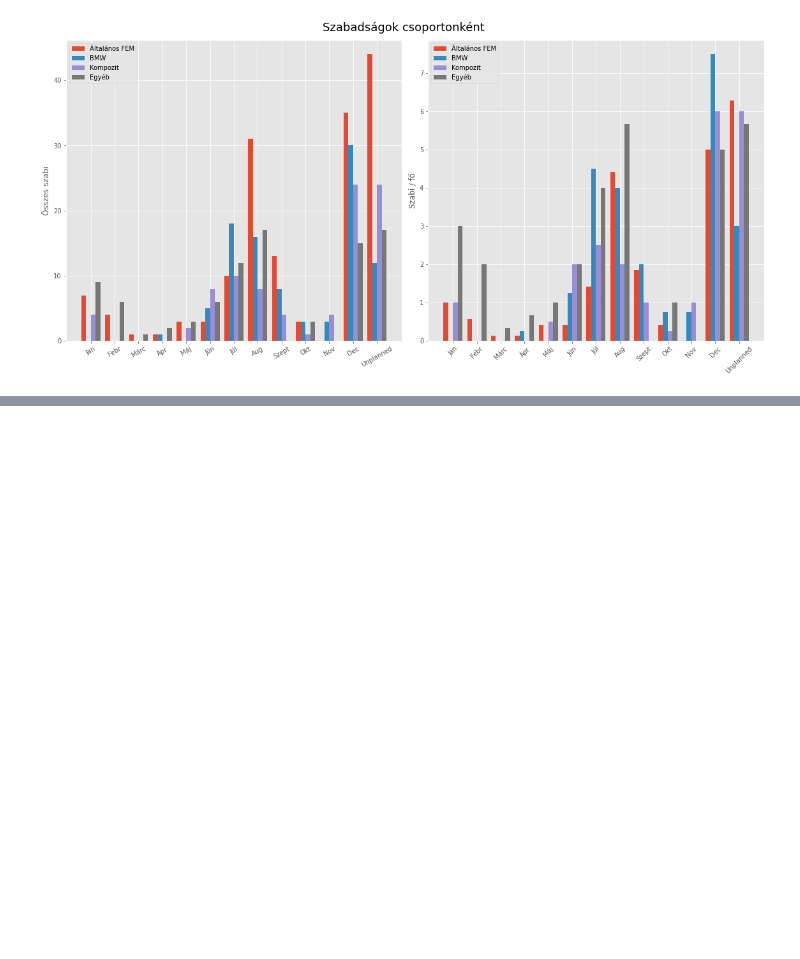
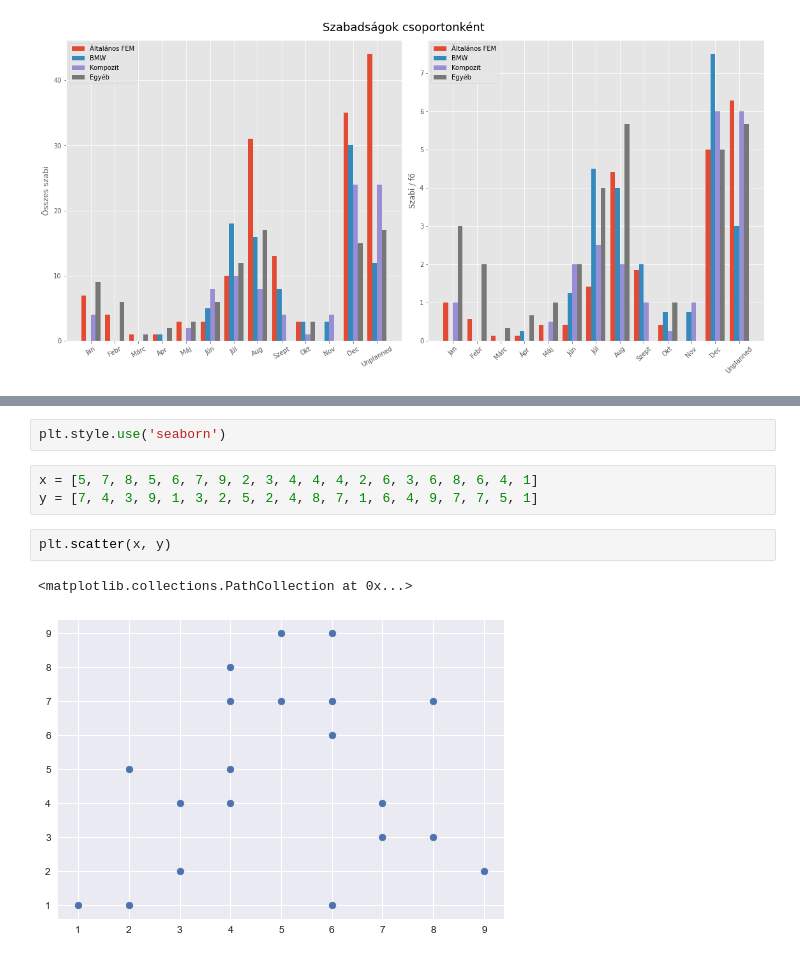
Before and after one commit to mizsakpeti/python-plotting-eCon, a Jupyter notebook: jupyter-notebooks/03_Matplotlib/031_MatPlotLib_PlotTypes.ipynb, the cells around one changed output, grey strips where cells are left out. Drawn from its saved outputs; the diff is of its cells as text; blank space fills up the shorter version.

Commit message:
scatter and box plot added

```diff
--- a/jupyter-notebooks/03_Matplotlib/031_MatPlotLib_PlotTypes.ipynb
+++ b/jupyter-notebooks/03_Matplotlib/031_MatPlotLib_PlotTypes.ipynb
@@ -177,0 +183,10 @@ plt.tight_layout()
+# %%
+plt.style.use('seaborn')
+# %%
+x = [5, 7, 8, 5, 6, 7, 9, 2, 3, 4, 4, 4, 2, 6, 3, 6, 8, 6, 4, 1]
+y = [7, 4, 3, 9, 1, 3, 2, 5, 2, 4, 8, 7, 1, 6, 4, 9, 7, 7, 5, 1]
+# %%
+plt.scatter(x, y)
+# %% [output]
+<matplotlib.collections.PathCollection at 0x...>
+[figure, added]
```
Also changed, not shown: parts of 15 cells of this notebook, 2 other files.
